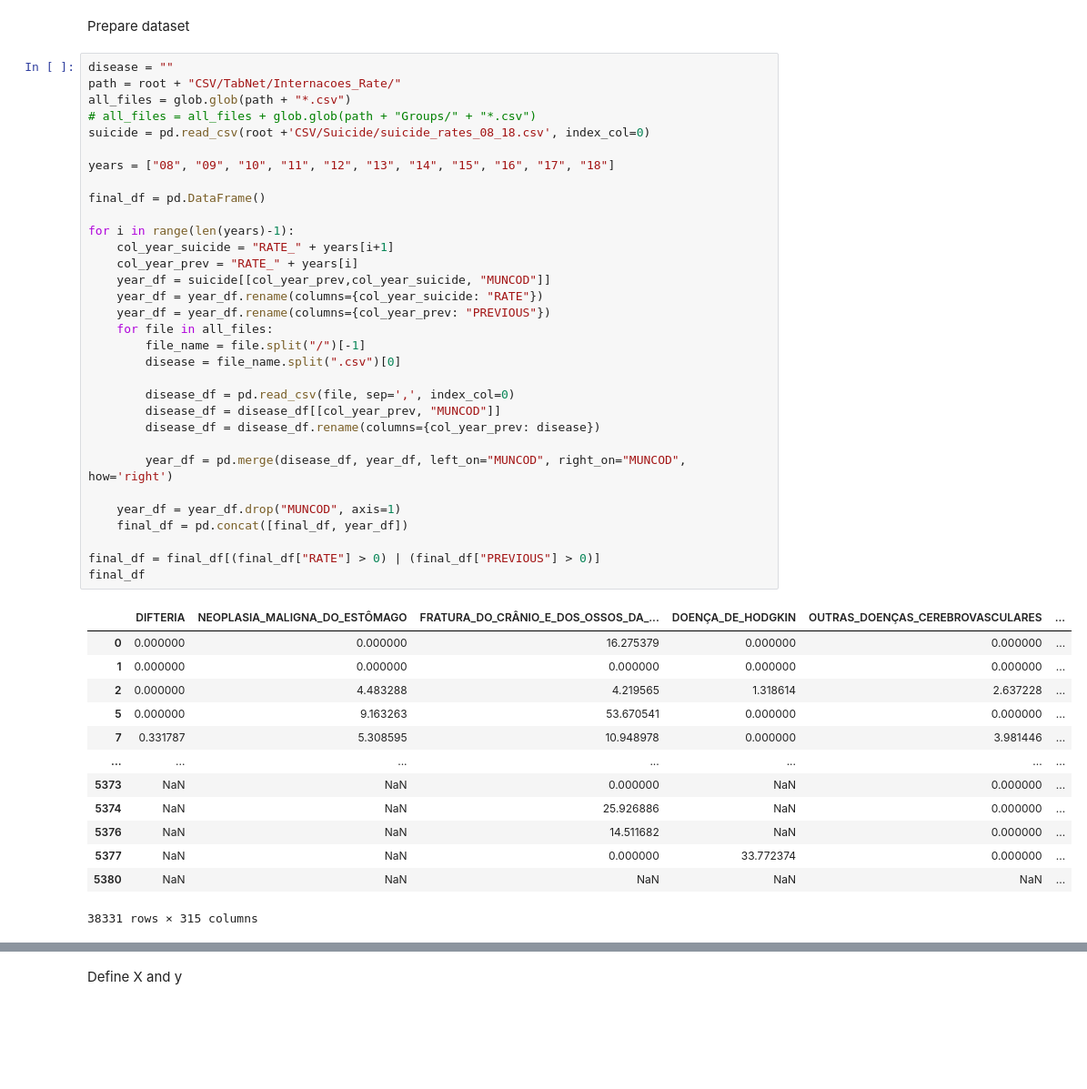
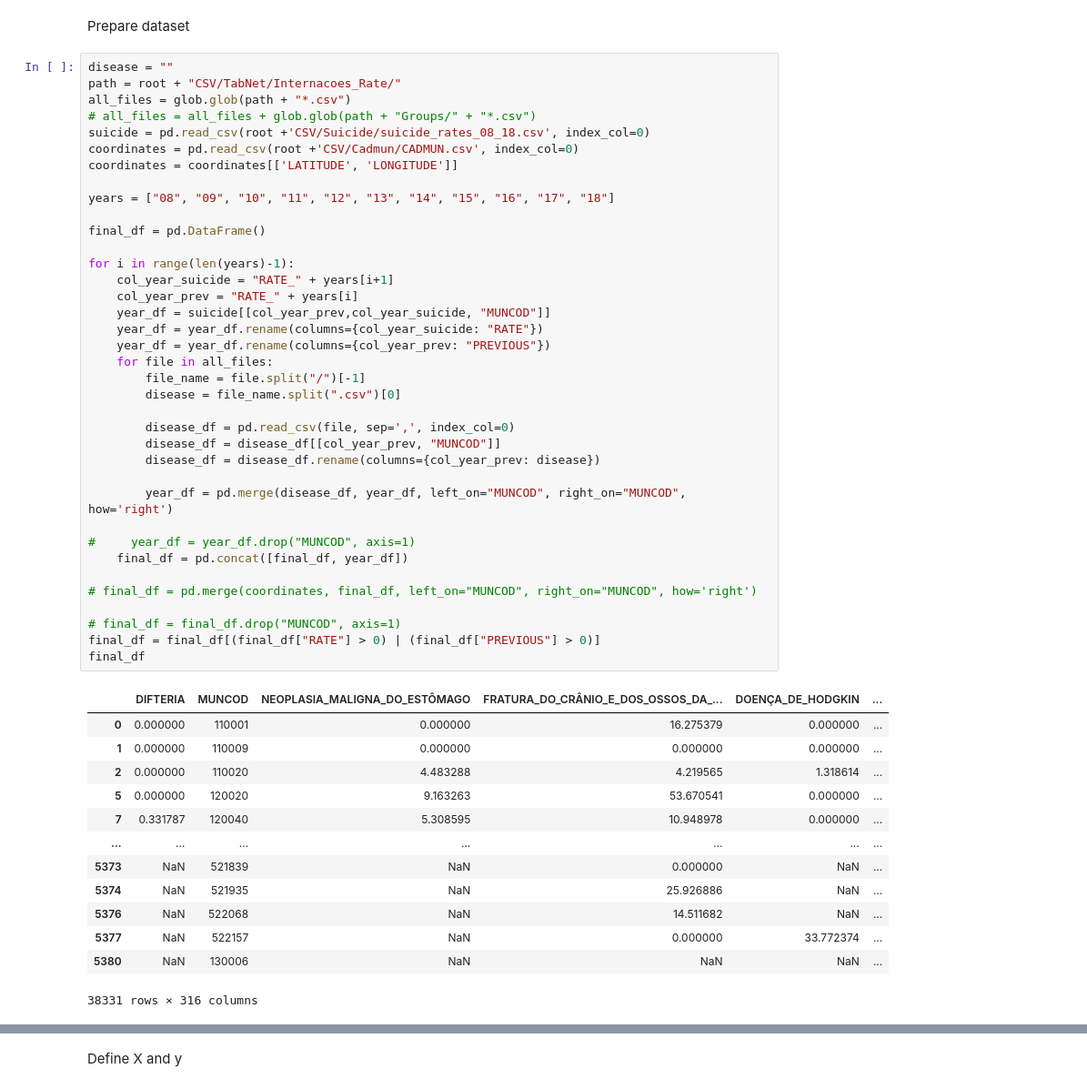
Before and after one commit to pypas/suicities-datasus, a Jupyter notebook: Models/Regression/regression_with_feature_selection_v2.ipynb, the cells around one changed output, grey strips where cells are left out. Shown at 91% size. Cells and saved outputs as stored; diff of their text form; blank space fills up the shorter version.

```diff
--- a/Models/Regression/regression_with_feature_selection_v2.ipynb
+++ b/Models/Regression/regression_with_feature_selection_v2.ipynb
@@ -19,44 +47,49 @@ disease = ""
 path = root + "CSV/TabNet/Internacoes_Rate/"
 all_files = glob.glob(path + "*.csv")
 # all_files = all_files + glob.glob(path + "Groups/" + "*.csv")
 suicide = pd.read_csv(root +'CSV/Suicide/suicide_rates_08_18.csv', index_col=0)
+coordinates = pd.read_csv(root +'CSV/Cadmun/CADMUN.csv', index_col=0)
+coordinates = coordinates[['LATITUDE', 'LONGITUDE']]
 
 years = ["08", "09", "10", "11", "12", "13", "14", "15", "16", "17", "18"]
 
 final_df = pd.DataFrame()
 
 for i in range(len(years)-1):
     col_year_suicide = "RATE_" + years[i+1]
     col_year_prev = "RATE_" + years[i]
     year_df = suicide[[col_year_prev,col_year_suicide, "MUNCOD"]]
     year_df = year_df.rename(columns={col_year_suicide: "RATE"})
     year_df = year_df.rename(columns={col_year_prev: "PREVIOUS"})
     for file in all_files:
         file_name = file.split("/")[-1]
         disease = file_name.split(".csv")[0]
 
         disease_df = pd.read_csv(file, sep=',', index_col=0)
         disease_df = disease_df[[col_year_prev, "MUNCOD"]]
         disease_df = disease_df.rename(columns={col_year_prev: disease})
 
         year_df = pd.merge(disease_df, year_df, left_on="MUNCOD", right_on="MUNCOD", how='right')
 
-    year_df = year_df.drop("MUNCOD", axis=1)
+#     year_df = year_df.drop("MUNCOD", axis=1)
     final_df = pd.concat([final_df, year_df])
 
+# final_df = pd.merge(coordinates, final_df, left_on="MUNCOD", right_on="MUNCOD", how='right')
+
+# final_df = final_df.drop("MUNCOD", axis=1)
 final_df = final_df[(final_df["RATE"] > 0) | (final_df["PREVIOUS"] > 0)]
 final_df
 # %% [output]
-|  | DIFTERIA | NEOPLASIA_MALIGNA_DO_ESTÔMAGO | FRATURA_DO_CRÂNIO_E_DOS_OSSOS_DA_... | DOENÇA_DE_HODGKIN | OUTRAS_DOENÇAS_CEREBROVASCULARES | ... |
-| 0 | 0.000000 | 0.000000 | 16.275379 | 0.000000 | 0.000000 | ... |
-| 1 | 0.000000 | 0.000000 | 0.000000 | 0.000000 | 0.000000 | ... |
-| 2 | 0.000000 | 4.483288 | 4.219565 | 1.318614 | 2.637228 | ... |
-| 5 | 0.000000 | 9.163263 | 53.670541 | 0.000000 | 0.000000 | ... |
-| 7 | 0.331787 | 5.308595 | 10.948978 | 0.000000 | 3.981446 | ... |
+|  | DIFTERIA | MUNCOD | NEOPLASIA_MALIGNA_DO_ESTÔMAGO | FRATURA_DO_CRÂNIO_E_DOS_OSSOS_DA_... | DOENÇA_DE_HODGKIN | ... |
+| 0 | 0.000000 | 110001 | 0.000000 | 16.275379 | 0.000000 | ... |
+| 1 | 0.000000 | 110009 | 0.000000 | 0.000000 | 0.000000 | ... |
+| 2 | 0.000000 | 110020 | 4.483288 | 4.219565 | 1.318614 | ... |
+| 5 | 0.000000 | 120020 | 9.163263 | 53.670541 | 0.000000 | ... |
+| 7 | 0.331787 | 120040 | 5.308595 | 10.948978 | 0.000000 | ... |
 | ... | ... | ... | ... | ... | ... | ... |
-| 5373 | NaN | NaN | 0.000000 | NaN | 0.000000 | ... |
-| 5374 | NaN | NaN | 25.926886 | NaN | 0.000000 | ... |
-| 5376 | NaN | NaN | 14.511682 | NaN | 0.000000 | ... |
-| 5377 | NaN | NaN | 0.000000 | 33.772374 | 0.000000 | ... |
-| 5380 | NaN | NaN | NaN | NaN | NaN | ... |
+| 5373 | NaN | 521839 | NaN | 0.000000 | NaN | ... |
+| 5374 | NaN | 521935 | NaN | 25.926886 | NaN | ... |
+| 5376 | NaN | 522068 | NaN | 14.511682 | NaN | ... |
+| 5377 | NaN | 522157 | NaN | 0.000000 | 33.772374 | ... |
+| 5380 | NaN | 130006 | NaN | NaN | NaN | ... |
-38331 rows × 315 columns
+38331 rows × 316 columns
```
Also changed, not shown: parts of 20 cells of this notebook.
